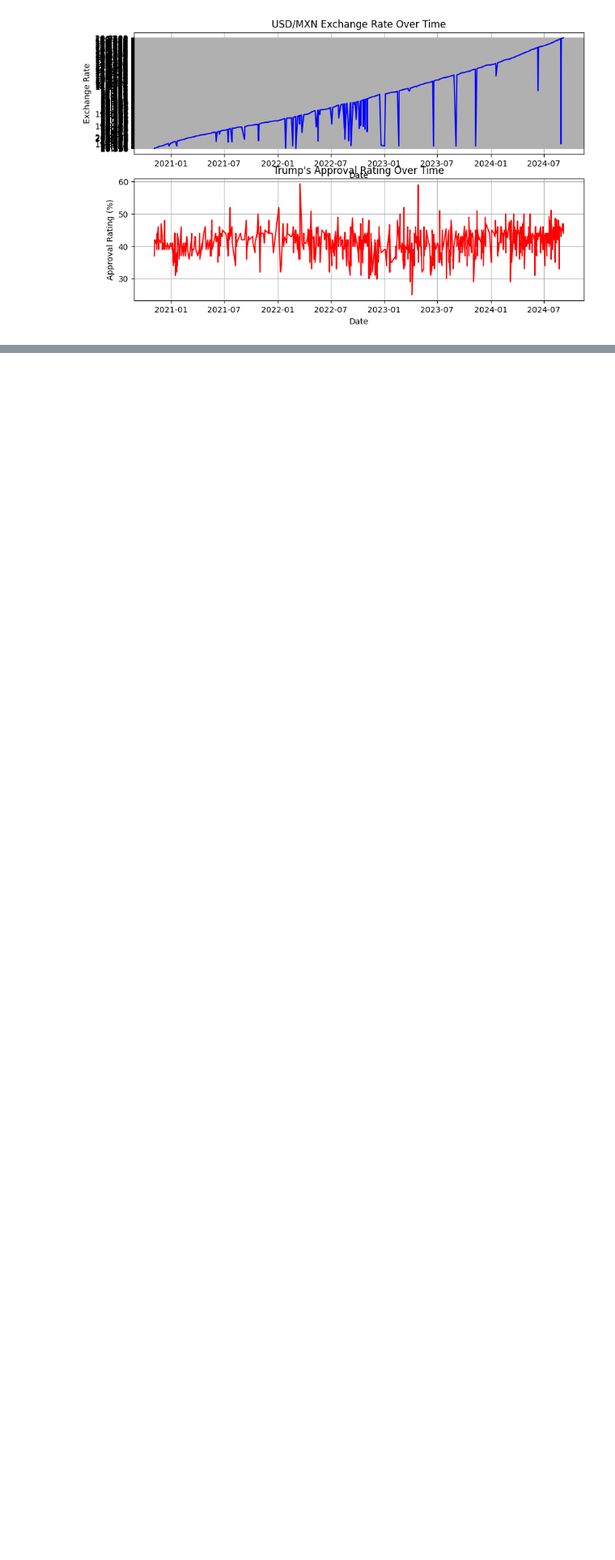
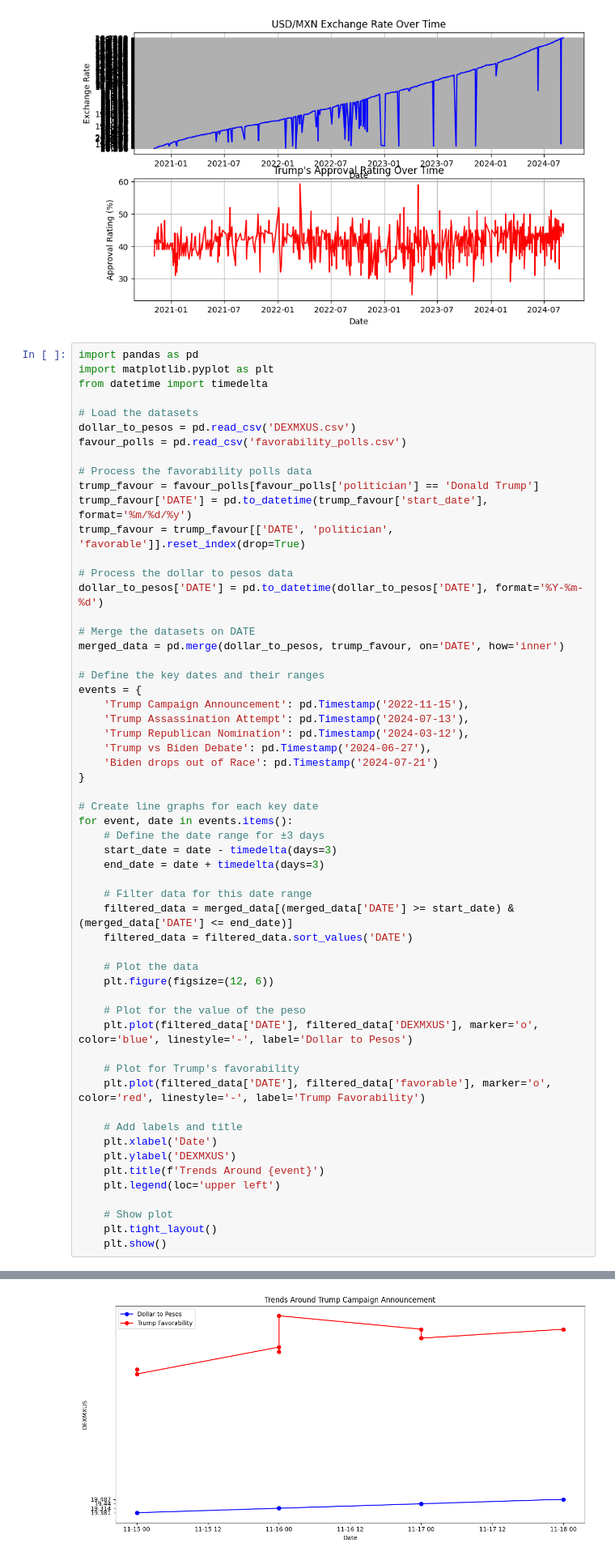
Before and after one commit to Nakiyah24/QFA_Newsletter1_Trump-Analysis, a Jupyter notebook: trump_pesos.ipynb, the cells around one changed output, grey strips where cells are left out. Shown at 81% size. Drawn from its saved outputs; the diff is of its cells as text; blank space fills up the shorter version.

Commit message:
Event specific

```diff
--- a/trump_pesos.ipynb
+++ b/trump_pesos.ipynb
@@ -127,3 +115,61 @@ plt.grid(True)
 plt.show()
 # %% [output]
 [figure]
+# %%
+import pandas as pd
+import matplotlib.pyplot as plt
+from datetime import timedelta
+
+# Load the datasets
+dollar_to_pesos = pd.read_csv('DEXMXUS.csv')
+favour_polls = pd.read_csv('favorability_polls.csv')
+
+# Process the favorability polls data
+trump_favour = favour_polls[favour_polls['politician'] == 'Donald Trump']
+trump_favour['DATE'] = pd.to_datetime(trump_favour['start_date'], format='%m/%d/%y')
+trump_favour = trump_favour[['DATE', 'politician', 'favorable']].reset_index(drop=True)
+
+# Process the dollar to pesos data
+dollar_to_pesos['DATE'] = pd.to_datetime(dollar_to_pesos['DATE'], format='%Y-%m-%d')
+
+# Merge the datasets on DATE
+merged_data = pd.merge(dollar_to_pesos, trump_favour, on='DATE', how='inner')
+
+# Define the key dates and their ranges
+events = {
+    'Trump Campaign Announcement': pd.Timestamp('2022-11-15'),
+    'Trump Assassination Attempt': pd.Timestamp('2024-07-13'),
+    'Trump Republican Nomination': pd.Timestamp('2024-03-12'),
+    'Trump vs Biden Debate': pd.Timestamp('2024-06-27'),
+    'Biden drops out of Race': pd.Timestamp('2024-07-21')
+}
+
+# Create line graphs for each key date
+for event, date in events.items():
+    # Define the date range for ±3 days
+    start_date = date - timedelta(days=3)
+    end_date = date + timedelta(days=3)
+
+    # Filter data for this date range
+    filtered_data = merged_data[(merged_data['DATE'] >= start_date) & (merged_data['DATE'] <= end_date)]
+    filtered_data = filtered_data.sort_values('DATE')
+
+    # Plot the data
+    plt.figure(figsize=(12, 6))
+
+    # Plot for the value of the peso
+    plt.plot(filtered_data['DATE'], filtered_data['DEXMXUS'], marker='o', color='blue', linestyle='-', label='Dollar to Pesos')
+
+    # Plot for Trump's favorability
+    plt.plot(filtered_data['DATE'], filtered_data['favorable'], marker='o', color='red', linestyle='-', label='Trump Favorability')
+
+    # Add labels and title
+    plt.xlabel('Date')
+    plt.ylabel('DEXMXUS')
+    plt.title(f'Trends Around {event}')
+    plt.legend(loc='upper left')
+
+    # Show plot
+    plt.tight_layout()
+    plt.show()
+# %% [output]
@@ -129,0 +181 @@ plt.show()
+[figure, added]
```
Also changed, not shown: parts of 4 cells of this notebook.
